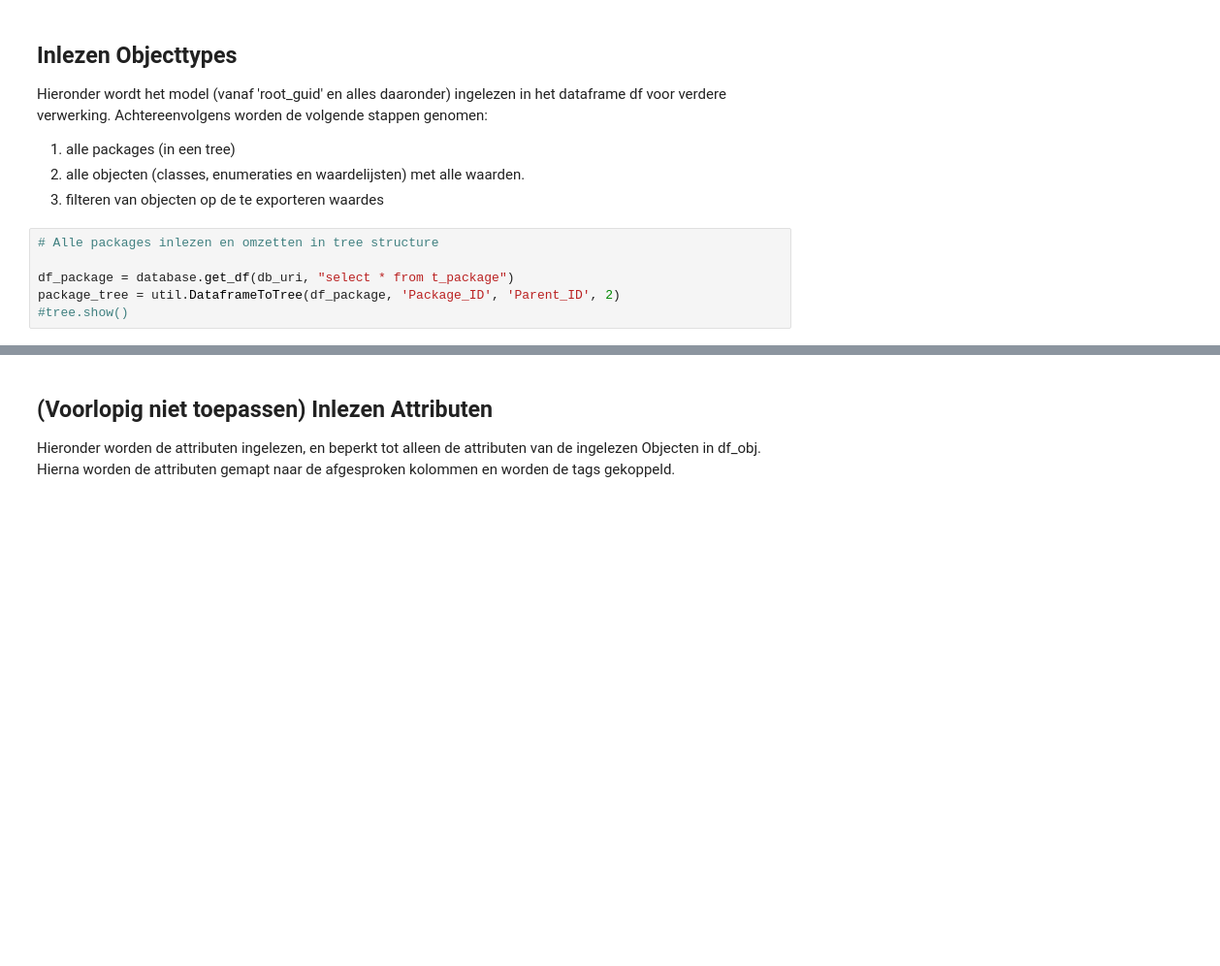
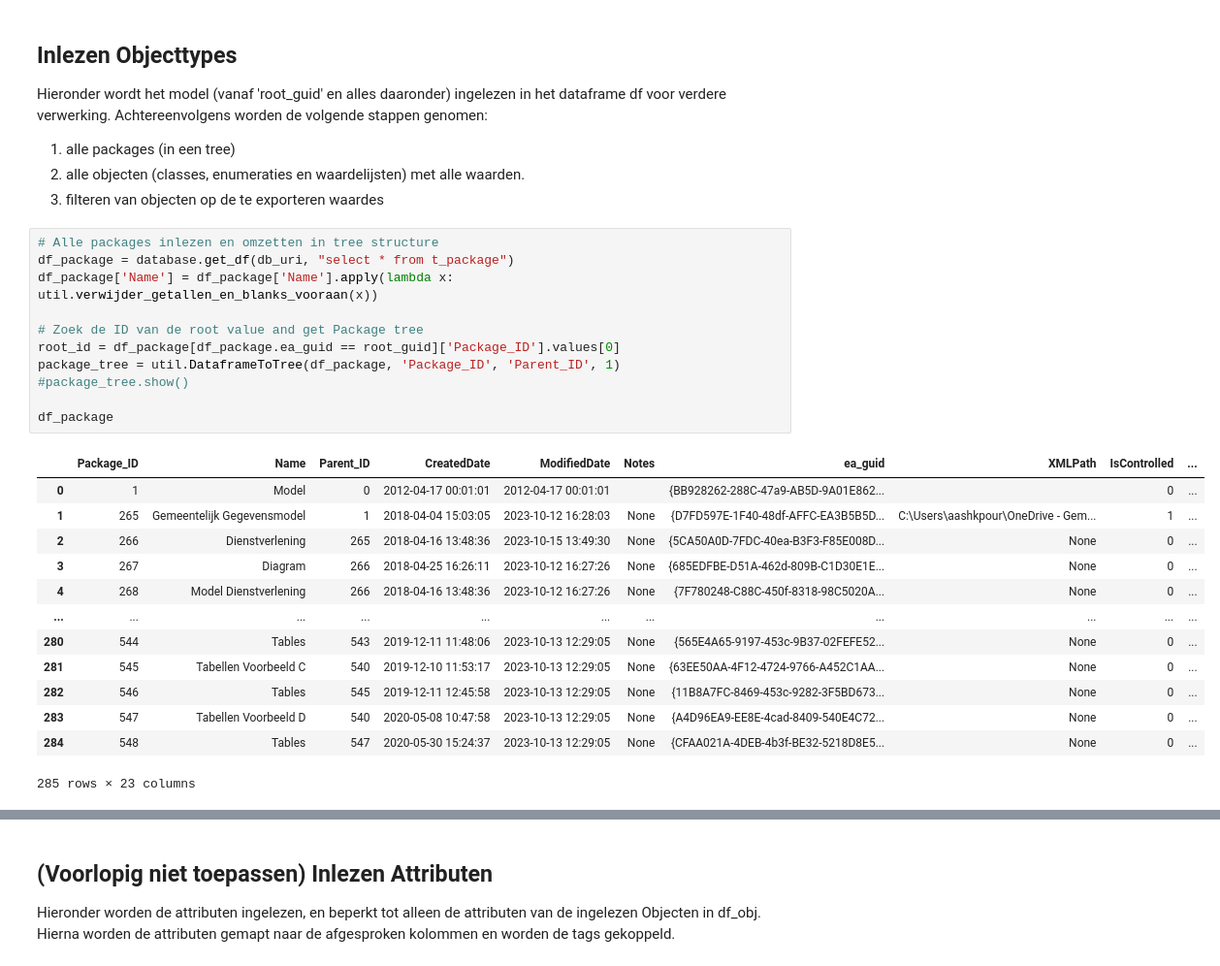
Before and after one commit to Gemeente-Delft/Gemeentelijk-Gegevensmodel, a Jupyter notebook: tools/notebooks/Export to GEMMA.ipynb, the cells around one changed output, grey strips where cells are left out. Shown at 97% size. Cells and saved outputs as stored; diff of their text form; blank space fills up the shorter version.

```diff
--- a/tools/notebooks/Export to GEMMA.ipynb
+++ b/tools/notebooks/Export to GEMMA.ipynb
@@ -81,10 +81,29 @@ Hieronder wordt het model (vanaf 'root_guid' en alles daaronder) ingelezen in he
 3. filteren van objecten op de te exporteren waardes
 # %%
 # Alle packages inlezen en omzetten in tree structure
+df_package = database.get_df(db_uri, "select * from t_package")
+df_package['Name'] = df_package['Name'].apply(lambda x: util.verwijder_getallen_en_blanks_vooraan(x))
 
-df_package = database.get_df(db_uri, "select * from t_package")
-package_tree = util.DataframeToTree(df_package, 'Package_ID', 'Parent_ID', 2)
-#tree.show()
+# Zoek de ID van de root value and get Package tree
+root_id = df_package[df_package.ea_guid == root_guid]['Package_ID'].values[0]
+package_tree = util.DataframeToTree(df_package, 'Package_ID', 'Parent_ID', 1)
+#package_tree.show()
+
+df_package
+# %% [output]
+|  | Package_ID | Name | Parent_ID | CreatedDate | ModifiedDate | Notes | ea_guid | XMLPath | IsControlled | ... |
+| 0 | 1 | Model | 0 | 2012-04-17 00:01:01 | 2012-04-17 00:01:01 |  | {BB928262-288C-47a9-AB5D-9A01E862... |  | 0 | ... |
+| 1 | 265 | Gemeentelijk Gegevensmodel | 1 | 2018-04-04 15:03:05 | 2023-10-12 16:28:03 | None | {D7FD597E-1F40-48df-AFFC-EA3B5B5D... | C:\Users\aashkpour\OneDrive - Gem... | 1 | ... |
+| 2 | 266 | Dienstverlening | 265 | 2018-04-16 13:48:36 | 2023-10-15 13:49:30 | None | {5CA50A0D-7FDC-40ea-B3F3-F85E008D... | None | 0 | ... |
+| 3 | 267 | Diagram | 266 | 2018-04-25 16:26:11 | 2023-10-12 16:27:26 | None | {685EDFBE-D51A-462d-809B-C1D30E1E... | None | 0 | ... |
+| 4 | 268 | Model Dienstverlening | 266 | 2018-04-16 13:48:36 | 2023-10-12 16:27:26 | None | {7F780248-C88C-450f-8318-98C5020A... | None | 0 | ... |
+| ... | ... | ... | ... | ... | ... | ... | ... | ... | ... | ... |
+| 280 | 544 | Tables | 543 | 2019-12-11 11:48:06 | 2023-10-13 12:29:05 | None | {565E4A65-9197-453c-9B37-02FEFE52... | None | 0 | ... |
+| 281 | 545 | Tabellen Voorbeeld C | 540 | 2019-12-10 11:53:17 | 2023-10-13 12:29:05 | None | {63EE50AA-4F12-4724-9766-A452C1AA... | None | 0 | ... |
+| 282 | 546 | Tables | 545 | 2019-12-11 12:45:58 | 2023-10-13 12:29:05 | None | {11B8A7FC-8469-453c-9282-3F5BD673... | None | 0 | ... |
+| 283 | 547 | Tabellen Voorbeeld D | 540 | 2020-05-08 10:47:58 | 2023-10-13 12:29:05 | None | {A4D96EA9-EE8E-4cad-8409-540E4C72... | None | 0 | ... |
+| 284 | 548 | Tables | 547 | 2020-05-30 15:24:37 | 2023-10-13 12:29:05 | None | {CFAA021A-4DEB-4b3f-BE32-5218D8E5... | None | 0 | ... |
+285 rows × 23 columns
 # %%
 #Allereerst alle objectgegevens verzamelen en combineren
 
```
Also changed, not shown: parts of 5 cells of this notebook, 9 other files.
